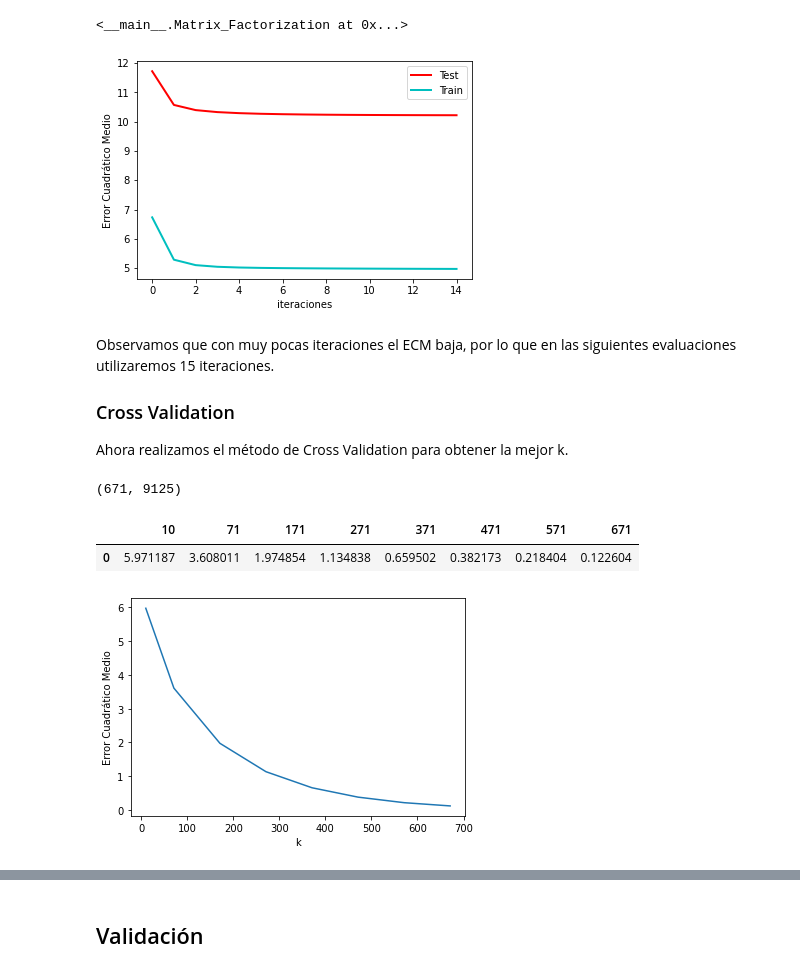
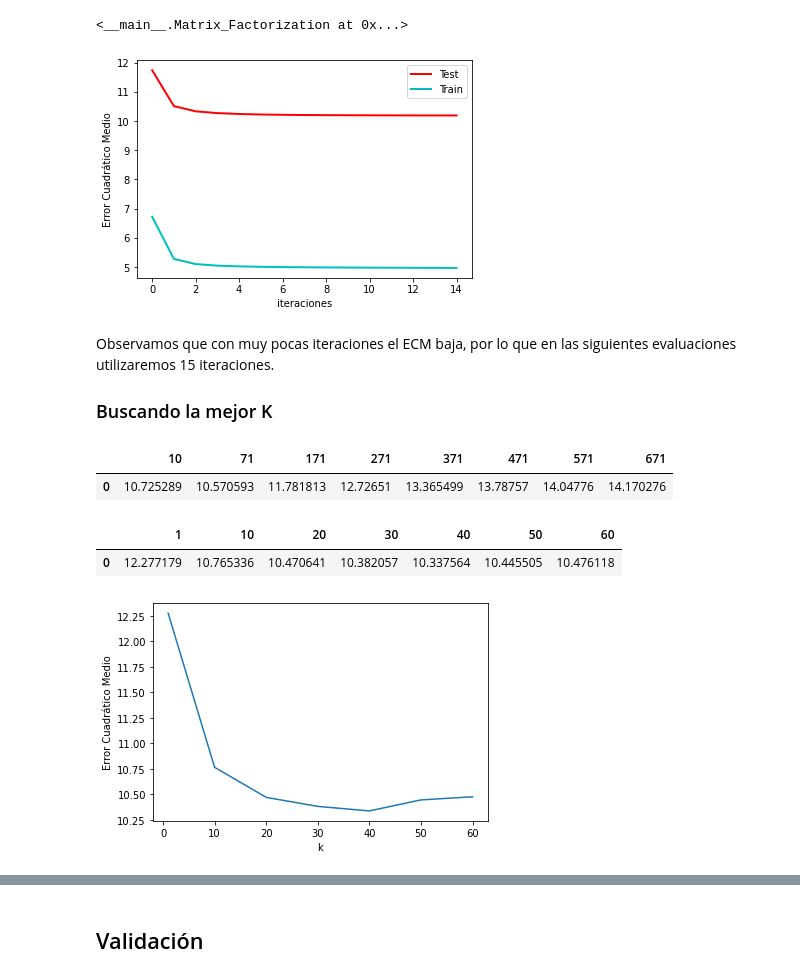
Before and after one commit to ElenaVillano/sistemas_recomendacion, a Jupyter notebook: sistema_recomendacion.ipynb, the cells around one changed output, grey strips where cells are left out. Saved outputs shown, nothing was run; the diff lists cells and outputs as text; code cells hidden in the pictures.

```diff
--- a/sistema_recomendacion.ipynb
+++ b/sistema_recomendacion.ipynb
@@ -126,22 +126,22 @@ class Matrix_Factorization:
         partición de entrenamiento y test
         y selección de vectores aleatorios
         """
-        self.n_user, self.n_item = train.shape
+        self.n, self.m = train.shape
 
-        self.user_factors = np.random.random((self.n_user, self.k))
-        self.item_factors = np.random.random((self.n_item, self.k))
+        self.Xu = np.random.random((self.n, self.k))
+        self.Yi = np.random.random((self.m, self.k))
 
         self.test_ecm_record  = []
         self.train_ecm_record = []
 
         for _ in range(self.n_iters):
-            self.user_factors = self._als_step(train, self.user_factors, self.item_factors)
-            self.item_factors = self._als_step(train.T, self.item_factors, self.user_factors)
+            self.Xu = self._als_step(train, self.Xu, self.Yi)
+            self.Yi = self._als_step(train.T, self.Yi, self.Xu)
             predictions = self.predict()
             test_ecm = self.compute_ecm(test, predictions)
             train_ecm = self.compute_ecm(train, predictions)
+            self.train_ecm_record.append(train_ecm)
             self.test_ecm_record.append(test_ecm)
-            self.train_ecm_record.append(train_ecm)
 
         return self
 
@@ -156,8 +156,8 @@ class Matrix_Factorization:
         return vec_res
 
     def predict(self):
-        """Predicción de matris completa"""
-        pred = self.user_factors.dot(self.item_factors.T)
+        """Predicción de matriz completa XuYi (UV)"""
+        pred = self.Xu.dot(self.Yi.T)
         return pred
 
     @staticmethod
@@ -166,6 +166,16 @@ class Matrix_Factorization:
         ecm = fun_ECM(y_true[mask], y_pred[mask])
 
         return ecm
+
+def best_K(train, test, K_list, n_iters=15, lambda_ = 0.01):
+    df_k = pd.DataFrame(0.0, index=range(1), columns=K_list)
+    for k in K_list:
+        als = Matrix_Factorization(n_iters, k, lambda_)
+        als.fit(train, test)
+        error = np.mean(als.test_ecm_record)
+        df_k[k][0] = error
+
+    return df_k
 # %%
 als = Matrix_Factorization(n_iters = 15, k = 36, _lambda = 0.01)
 als.fit(train, test)
@@ -179,10 +189,8 @@ plt.ylabel('Error Cuadrático Medio')
 plt.legend(['Test','Train'])
 plt.show()
 # %% [output]
-[figure, old version]
+[figure, new version]
 # %% [markdown]
 Observamos que con muy pocas iteraciones el ECM baja, por lo que en las siguientes evaluaciones utilizaremos 15 iteraciones.
 
-### Cross Validation
-
-Ahora realizamos el método de Cross Validation para obtener la mejor k.
+### Buscando la mejor K
@@ -191,2 +197,8 @@ n_folds = 5
 # %%
+np.random.seed(20201117)
 K_list = [10,71,171,271,371,471,571,671]
+df_k = best_K(train, test, K_list)
+df_k
+# %% [output]
+|  | 10 | 71 | 171 | 271 | 371 | 471 | 571 | 671 |
+| 0 | 10.725289 | 10.570593 | 11.781813 | 12.72651 | 13.365499 | 13.78757 | 14.04776 | 14.170276 |
@@ -201,30 +204,0 @@ data = train
-# %%
-data.shape
-# %% [output]
-(671, 9125)
-# %%
-# Dividimos los datos en chunk de igual tamaño de forma vertical
-chunks = np.hsplit(data, n_folds)
-for k in K_list:
-    error = 0.0
-    for i in range(1, int(n_folds)):
-
-        # El chunk i será nuestro bloque de datos de prueba
-        test_data = chunks[i]
-
-        # Entrenamos con todos los otros datos menos con el chunk[i]
-        train_data = chunks.copy()
-        train_data.pop(i)
-        train_data = np.concatenate(train_data)
-
-        als = Matrix_Factorization(n_iters = 15, k = k, _lambda = 0.01)
-        als.fit(train_data, test_data)
-        error += np.mean(als.train_ecm_record)
-    error /= n_folds
-
-    df_k[k][0] = error
-
-df_k
-# %% [output]
-|  | 10 | 71 | 171 | 271 | 371 | 471 | 571 | 671 |
-| 0 | 5.971187 | 3.608011 | 1.974854 | 1.134838 | 0.659502 | 0.382173 | 0.218404 | 0.122604 |
@@ -233,8 +205,14 @@ K_list=np.array(K_list)
+# %%
+K_list2 = [1,10,20,30,40,50,60]
+df_k2 = best_K(train, test, K_list2)
+df_k2
+# %% [output]
+|  | 1 | 10 | 20 | 30 | 40 | 50 | 60 |
+| 0 | 12.277179 | 10.765336 | 10.470641 | 10.382057 | 10.337564 | 10.445505 | 10.476118 |
 # %%
-plt.plot(K_list,df_k.iloc[0])
+plt.plot(K_list2,df_k2.iloc[0])
 plt.xlabel('k')
 plt.ylabel('Error Cuadrático Medio')
 plt.show()
-plt.show()
 # %% [output]
-[figure, old version]
+[figure, new version]
```
Also changed, not shown: parts of 26 cells of this notebook.
